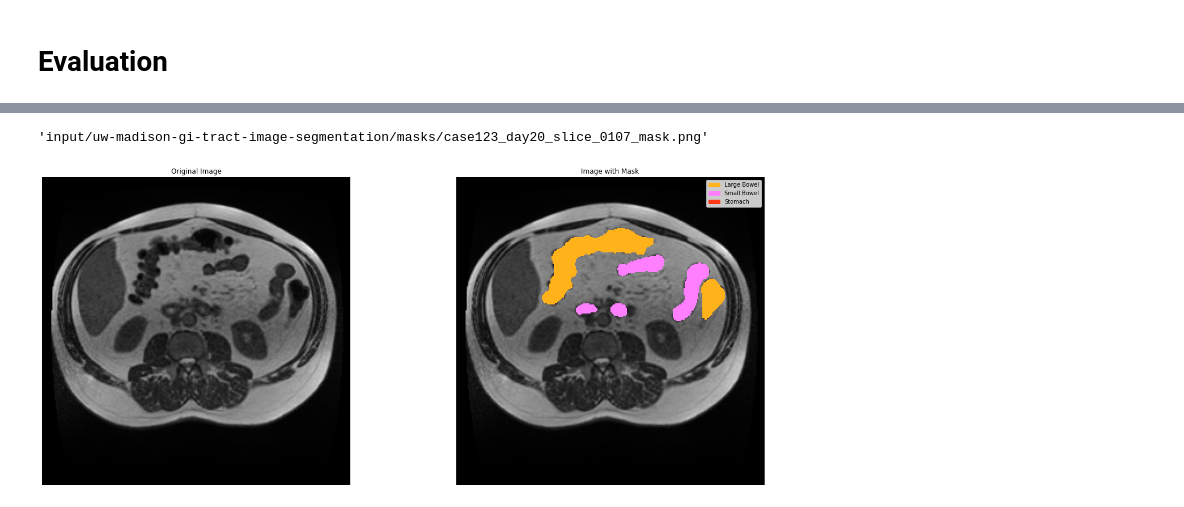
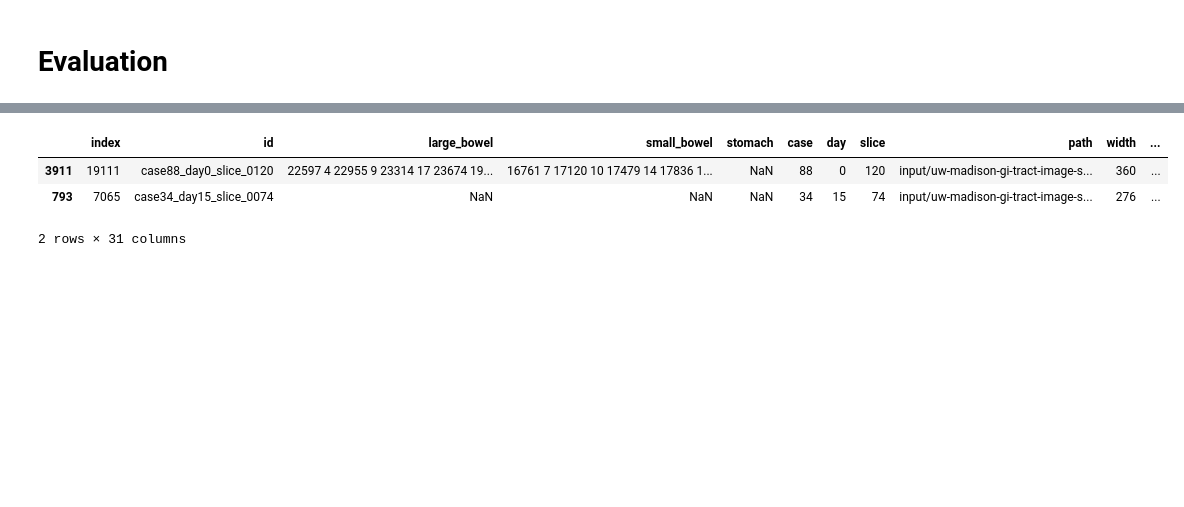
Before and after one commit to vitoleonardo/healthy-organ-tracker, a Jupyter notebook: HOT Inference.ipynb, the cells around one changed output, grey strips where cells are left out. Saved outputs shown, nothing was run; the diff lists cells and outputs as text; code cells hidden in the pictures; blank space fills up the shorter version.

```diff
--- a/HOT Inference.ipynb
+++ b/HOT Inference.ipynb
@@ -706,8 +440,0 @@ pred = np.zeros(img.shape )
-# %%
-mask_path
-# %% [output]
-'input/uw-madison-gi-tract-image-segmentation/masks/case123_day20_slice_0107_mask.png'
-# %%
-plot_original_mask(img, mask, alpha=1)
-# %% [output]
-[figure, removed]
@@ -713,0 +448,7 @@ plot_original_mask(img, mask, alpha=1)
+# %%
+df_val.nsmallest(2, 'dice_mean')
+# %% [output]
+|  | index | id | large_bowel | small_bowel | stomach | case | day | slice | path | width | ... |
+| 3911 | 19111 | case88_day0_slice_0120 | 22597 4 22955 9 23314 17 23674 19... | 16761 7 17120 10 17479 14 17836 1... | NaN | 88 | 0 | 120 | input/uw-madison-gi-tract-image-s... | 360 | ... |
+| 793 | 7065 | case34_day15_slice_0074 | NaN | NaN | NaN | 34 | 15 | 74 | input/uw-madison-gi-tract-image-s... | 276 | ... |
+2 rows × 31 columns
```
Also changed, not shown: parts of 29 cells of this notebook, 2 other files.
